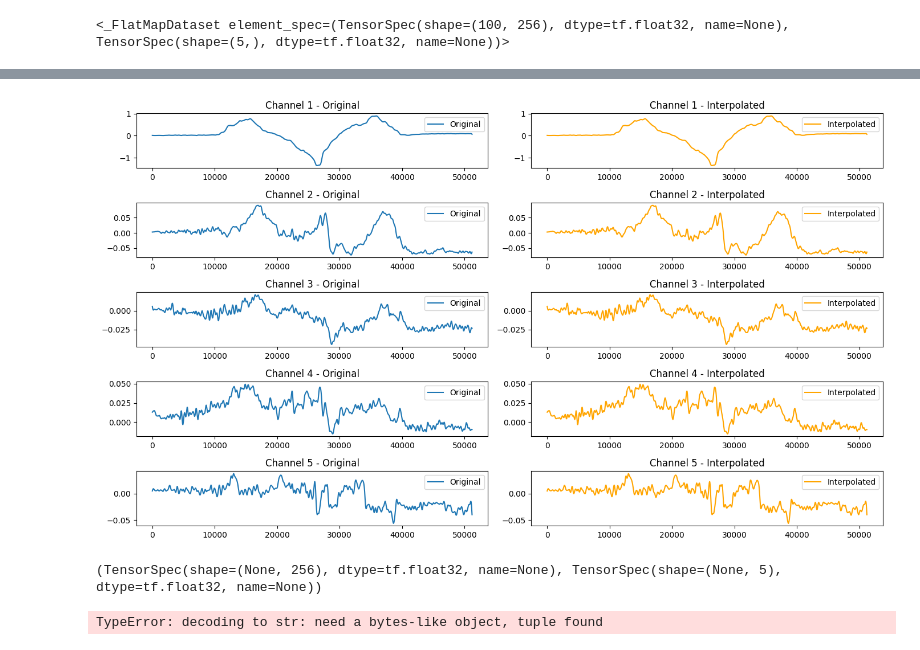
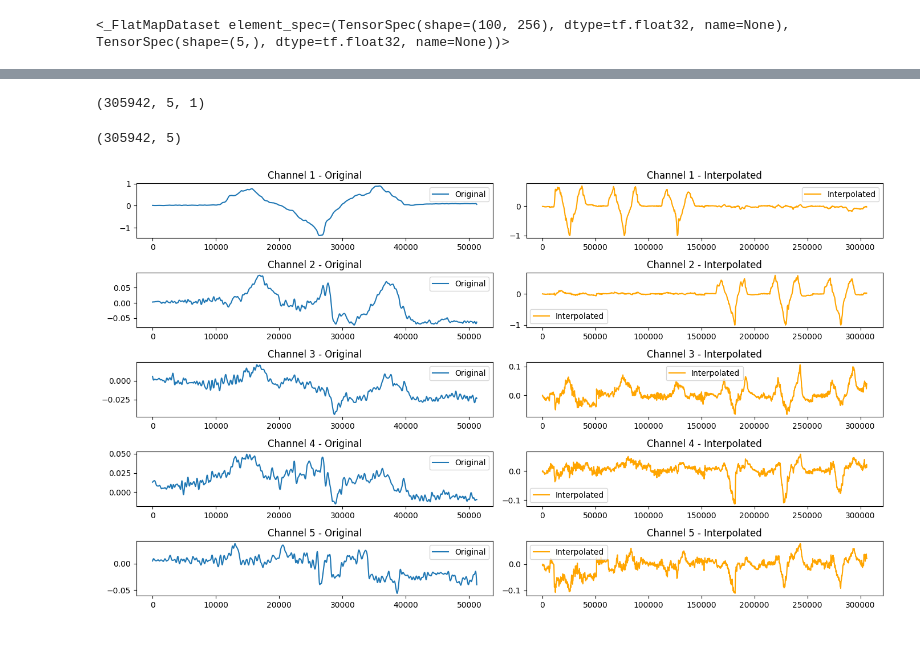
Before and after one commit to lujoba/emg_estimator, a Jupyter notebook: Data Visualization.ipynb, the cells around one changed output, grey strips where cells are left out. Saved outputs shown, nothing was run; the diff lists cells and outputs as text; code cells hidden in the pictures.

```diff
--- a/Data Visualization.ipynb
+++ b/Data Visualization.ipynb
@@ -167,6 +164,9 @@ def force_data(path, force_file):
             force_signal = force_signal[5:]
             # Filter the high frequencies
             force_signal = butter_lowpass_filter(force_signal, cutoff, fs, order=4)
+            # Normalize by dividing by the maximum absolute value
+            max_abs_value = np.max(np.abs(force_signal))
+            force_signal /= max_abs_value
             return force_signal
 
 def interpolate_force_to_emg(force_signal, emg_signal):
@@ -239,14 +239,14 @@ def create_synced_datasets(path, emg_files, force_files, window_size=100, stride
     """
     datasets = []
 
-    if not isinstance(emg_files, list):
-        emg_files = [emg_files]
-    if not isinstance(force_files, list):
-        force_files = [force_files]
+    # if not isinstance(emg_files, list):
+    #     emg_files = [emg_files]
+    # if not isinstance(force_files, list):
+    #     force_files = [force_files]
 
-    path = str(path)[2:-1]
-    emg_files = [str(byte_string)[2:-1] for byte_string in emg_files]
-    force_files = [str(byte_string)[2:-1] for byte_string in force_files]
+    # path = str(path)[2:-1]
+    # emg_files = [str(byte_string)[2:-1] for byte_string in emg_files]
+    # force_files = [str(byte_string)[2:-1] for byte_string in force_files]
 
     for emg_file, force_file in zip(emg_files, force_files):
         # Load EMG and force signals
@@ -320 +325,15 @@ dataset = tf.data.Dataset.from_generator(
+# %%
+dataset = (
+    tf.data.Dataset.from_generator(
+        lambda: create_synced_datasets_generator(
+            path1, emg_tr_files_lists, force_tr_files_lists
+        ),
+        output_signature=(
+            tf.TensorSpec(
+                shape=(100, 256), dtype=tf.float32
+            ),
+            tf.TensorSpec(shape=(5,), dtype=tf.float32),
+        ),
+    )
+)
 # %%
@@ -343,6 +355,6 @@ dataset
 # %%
 force_signal = []
 for emg, f in dataset:
-    force_signal.append(f)
+    force_signal.append(tf.expand_dims(f, axis=1))
 # Converter a lista de previsões em um tensor
-force_signal = tf.concat(force_signal, axis=0)
+force_signal = tf.concat(force_signal, axis=1)
@@ -353,27 +367,14 @@ print(len(force_signal))
+# %%
+np.array(force_signal).shape
+# %% [output]
+(305942, 5, 1)
+# %%
+force_signal = np.array(force_signal)[:, :, 0]
+
+np.array(force_signal).shape
+# %% [output]
+(305942, 5)
 # %%
-plot_signals(interpolated_force/0.3, interpolated_force/0.3, signal_names=["Force Channel 1", "Force Channel 2", "Force Channel 3", "Force Channel 4", "Force Channel 5"])
+plot_signals(interpolated_force/0.3, force_signal, signal_names=["Force Channel 1", "Force Channel 2", "Force Channel 3", "Force Channel 4", "Force Channel 5"])
 # %% [output]
-[figure, old version]
+[figure, new version]
-# %%
-emg_signal = tf.random.normal(shape=(1000, 256))  # Example EMG signal with 1000 samples and 256 channels
-force_signal = tf.random.normal(shape=(1000, 5))  # Example force signal with 1000 samples and 5 channels
-
-data = synced_windows(emg_signal, force_signal)
-print(data.element_spec)
-# %% [output]
-(TensorSpec(shape=(None, 256), dtype=tf.float32, name=None), TensorSpec(shape=(None, 5), dtype=tf.float32, name=None))
-# %%
-emg_files = [([b'1dof_preprocess_finger1_sample1.hea',
-                   b'1dof_preprocess_finger1_sample2.hea',
-                   b'1dof_preprocess_finger1_sample3.hea'],)]
-force_files = [([b'1dof_force_finger1_sample1.hea',
-                     b'1dof_force_finger1_sample2.hea',
-                     b'1dof_force_finger1_sample3.hea'],)]
-
-emg_strings = [str(x, 'utf-8') for x in emg_files]
-force_strings = [str(x, 'utf-8') for x in force_files]
-
-print(emg_strings)
-print(force_strings)
-# %% [output]
-TypeError: decoding to str: need a bytes-like object, tuple found
```
Also changed, not shown: parts of 18 cells of this notebook, 11 other files.
